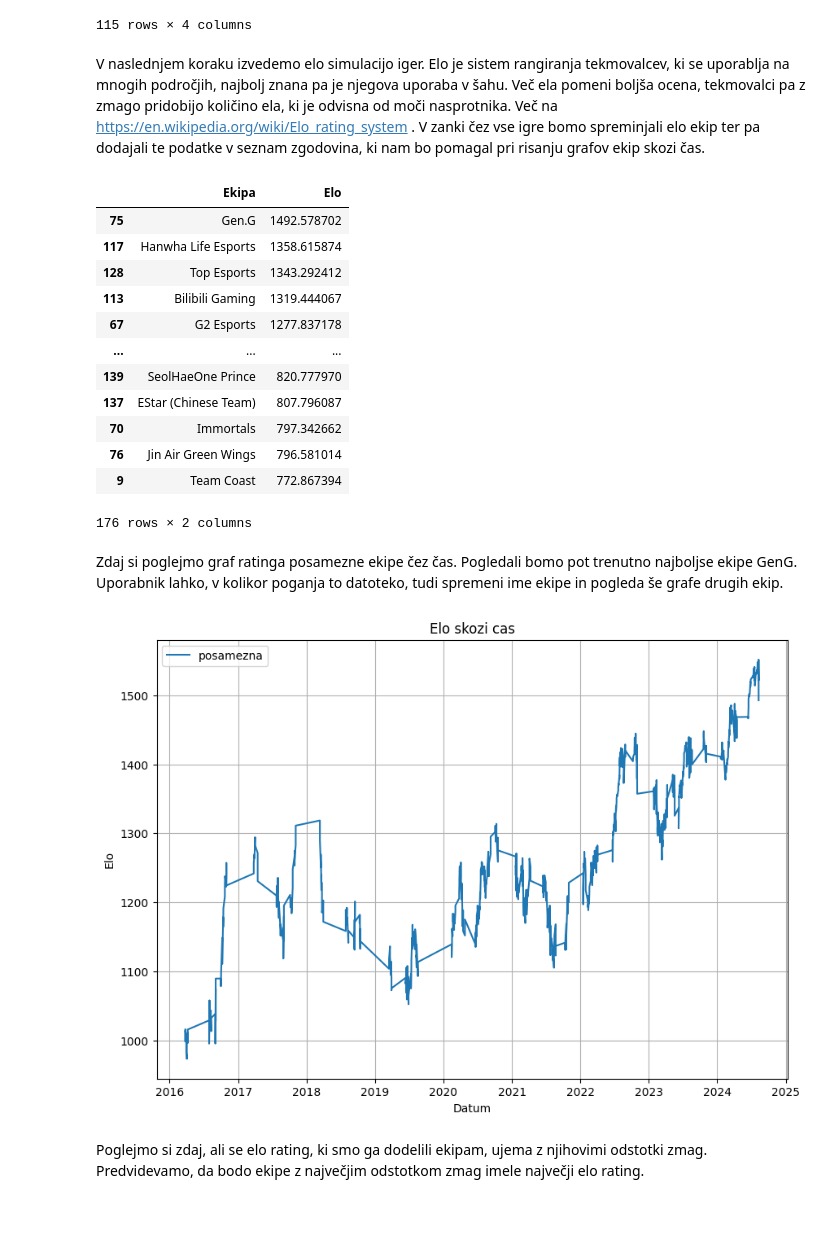
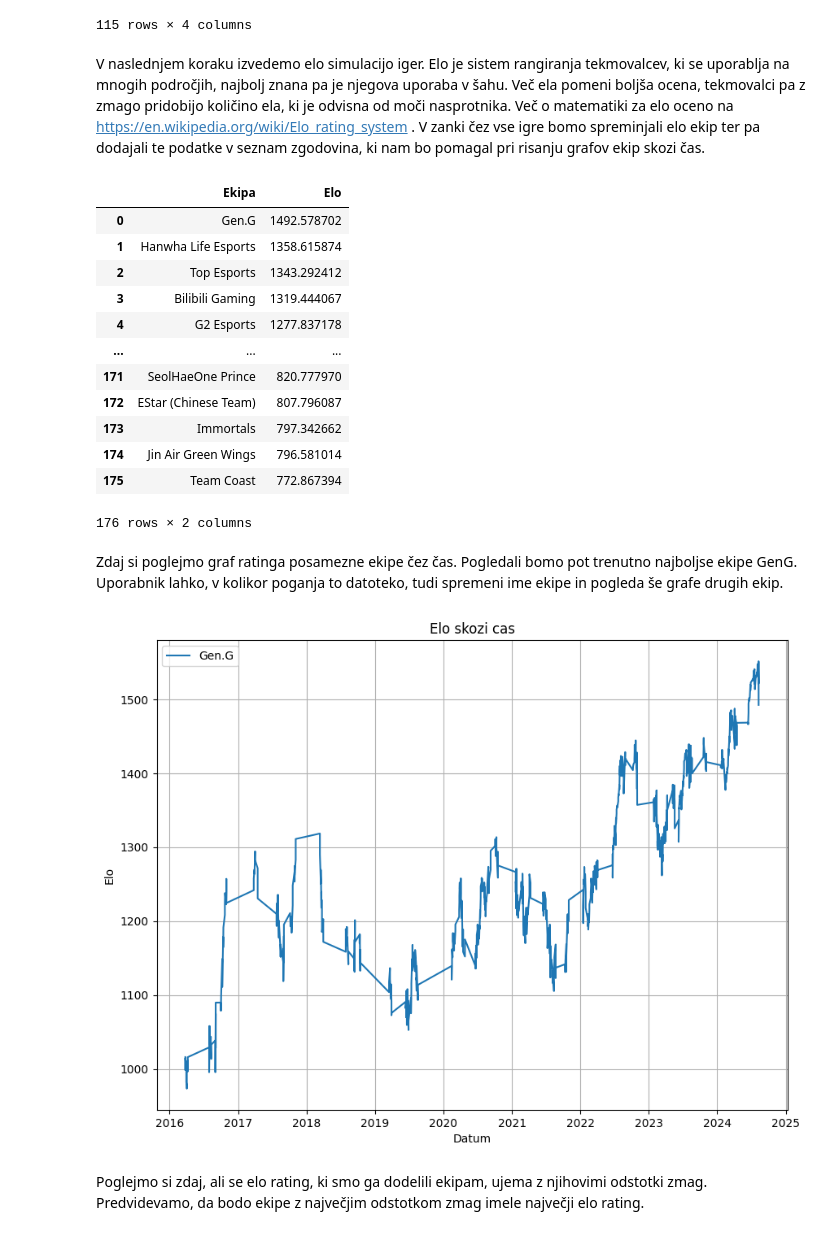
Before and after one commit to matijaderganc/League-of-Legends-Esports-Analysis, a Jupyter notebook: analiza.ipynb, the cells around one changed output. Saved outputs shown, nothing was run; the diff lists cells and outputs as text; code cells hidden in the pictures.

```diff
--- a/analiza.ipynb
+++ b/analiza.ipynb
@@ -73,7 +76,7 @@ filtrirano
 | 140 | SeolHaeOne Prince | 4 | 38 | 10.53 |
 115 rows × 4 columns
 # %% [markdown]
-V naslednjem koraku izvedemo elo simulacijo iger. Elo je sistem rangiranja tekmovalcev, ki se uporablja na mnogih področjih, najbolj znana pa je njegova uporaba v šahu. Več ela pomeni boljša ocena, tekmovalci pa z zmago pridobijo količino ela, ki je odvisna od moči nasprotnika. Več na https://en.wikipedia.org/wiki/Elo_rating_system .
+V naslednjem koraku izvedemo elo simulacijo iger. Elo je sistem rangiranja tekmovalcev, ki se uporablja na mnogih področjih, najbolj znana pa je njegova uporaba v šahu. Več ela pomeni boljša ocena, tekmovalci pa z zmago pridobijo količino ela, ki je odvisna od moči nasprotnika. Več o matematiki za elo oceno na https://en.wikipedia.org/wiki/Elo_rating_system .
 V zanki čez vse igre bomo spreminjali elo ekip ter pa dodajali te podatke v seznam zgodovina, ki nam bo pomagal pri risanju grafov ekip skozi čas.
 # %%
 elo_ratings = {}
@@ -91,7 +94,6 @@ def posodobi_elo(zmagovalec, porazenec):
     elo_ratings[porazenec] += K_faktor * (0 - poraz) #0 je vrednost poraza
 
 zgodovina = [] #da lahko narišemo grafe, beležimo zgodovino elo ocene ekip
-
 
 for i, vrstica in igre.iterrows():
     ekipa1 = vrstica['Modra_Stran']
@@ -115,44 +117,43 @@ zgodovina_data = zgodovina_data.sort_values(by='Datum')
 elo_ratings_data = pd.DataFrame(elo_ratings.items(), columns=['Ekipa', 'Elo'])
 pd.set_option("display.max_rows", 10)
 
-elo_ratings_data = elo_ratings_data.sort_values('Elo', ascending=False)
+elo_ratings_data = elo_ratings_data.sort_values('Elo', ascending=False).reset_index(drop=True)
 elo_ratings_data
 # %% [output]
 |  | Ekipa | Elo |
-| 75 | Gen.G | 1492.578702 |
-| 117 | Hanwha Life Esports | 1358.615874 |
-| 128 | Top Esports | 1343.292412 |
-| 113 | Bilibili Gaming | 1319.444067 |
-| 67 | G2 Esports | 1277.837178 |
+| 0 | Gen.G | 1492.578702 |
+| 1 | Hanwha Life Esports | 1358.615874 |
+| 2 | Top Esports | 1343.292412 |
+| 3 | Bilibili Gaming | 1319.444067 |
+| 4 | G2 Esports | 1277.837178 |
 | ... | ... | ... |
-| 139 | SeolHaeOne Prince | 820.777970 |
-| 137 | EStar (Chinese Team) | 807.796087 |
-| 70 | Immortals | 797.342662 |
-| 76 | Jin Air Green Wings | 796.581014 |
-| 9 | Team Coast | 772.867394 |
+| 171 | SeolHaeOne Prince | 820.777970 |
+| 172 | EStar (Chinese Team) | 807.796087 |
+| 173 | Immortals | 797.342662 |
+| 174 | Jin Air Green Wings | 796.581014 |
+| 175 | Team Coast | 772.867394 |
 176 rows × 2 columns
 # %% [markdown]
 Zdaj si poglejmo graf ratinga posamezne ekipe čez čas. Pogledali bomo pot trenutno najboljse ekipe GenG. Uporabnik lahko, v kolikor poganja to datoteko, tudi spremeni ime ekipe in pogleda še grafe drugih ekip.
 # %%
 import matplotlib.dates as mdates
 def posamezna_ekipa(ime):   #funkcija izriše graf ela skozi čas za poljubno ekipo
     posamezna_zgodovina = zgodovina_data[zgodovina_data['Ekipa'] == f'{ime}']
-    plt.figure(figsize=(10, 7))
-    plt.plot(posamezna_zgodovina['Datum'], posamezna_zgodovina['Elo'], label='posamezna')
+    plt.figure(figsize=(10, 7.5))
+    plt.plot(posamezna_zgodovina['Datum'], posamezna_zgodovina['Elo'], label=f'{ime}')
 
     plt.gca().xaxis.set_major_formatter(mdates.DateFormatter('%Y'))  #graf je najprej na x osi vse datume označil posebej, kar je vodilo do nepreglednosti
     plt.gca().xaxis.set_major_locator(mdates.YearLocator())
-
 
     plt.xlabel('Datum')
     plt.ylabel('Elo')
     plt.title('Elo skozi cas')
     plt.legend()
     plt.grid(True)
     plt.show()
 posamezna_ekipa('Gen.G')
 # %% [output]
-[figure, old version]
+[figure, new version]
 # %% [markdown]
 Poglejmo si zdaj, ali se elo rating, ki smo ga dodelili ekipam, ujema z njihovimi odstotki zmag. Predvidevamo, da bodo ekipe z največjim odstotkom zmag imele največji elo rating.
 # %%
```
Also changed, not shown: parts of 6 cells of this notebook, 2 other files.
